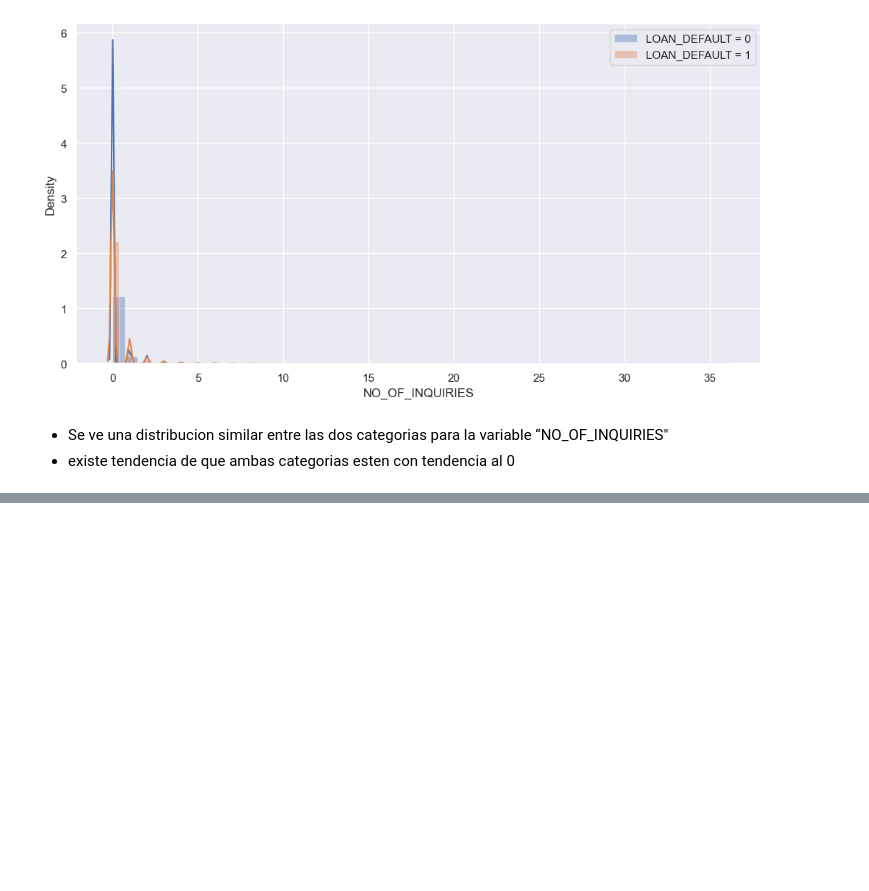
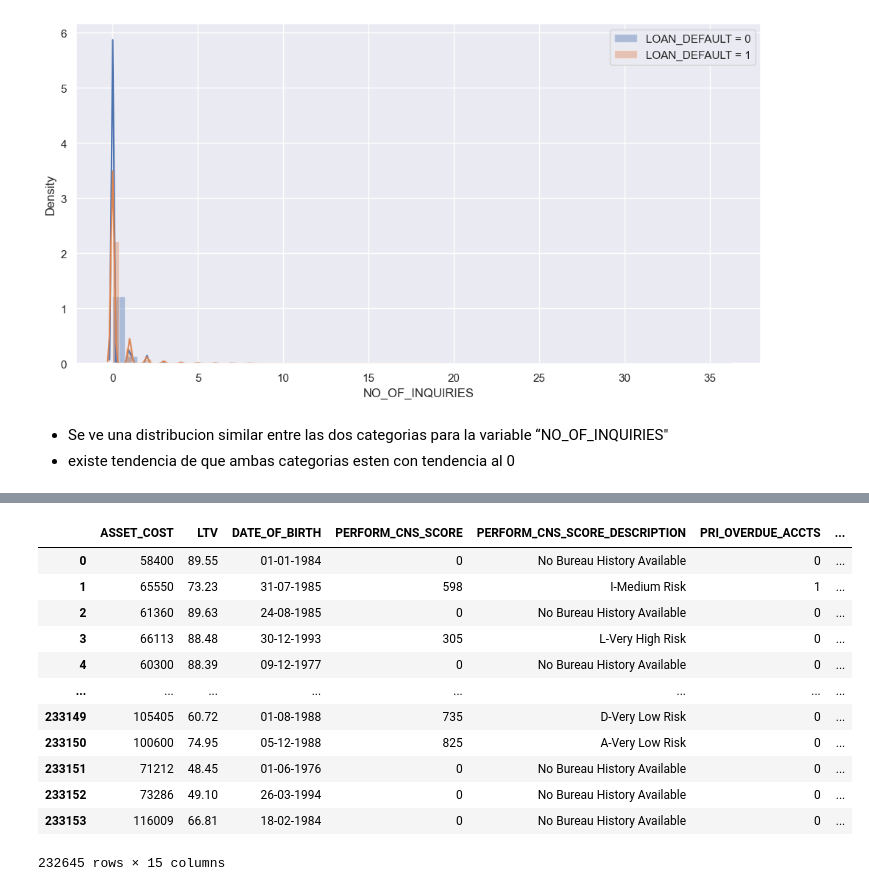
Before and after one commit to GabVergara/Alkemy, a Jupyter notebook: Prueba_alkemy.ipynb, the cells around one changed output, grey strips where cells are left out. Saved outputs shown, nothing was run; the diff lists cells and outputs as text; code cells hidden in the pictures; blank space fills up the shorter version.

```diff
--- a/Prueba_alkemy.ipynb
+++ b/Prueba_alkemy.ipynb
@@ -1229,0 +1351,33 @@ meee(df,'NO_OF_INQUIRIES')
+# %%
+meee =['ASSET_COST',
+        'LTV',
+        'DATE_OF_BIRTH',
+        'PERFORM_CNS_SCORE',
+        'PERFORM_CNS_SCORE_DESCRIPTION',
+        'PRI_OVERDUE_ACCTS',
+        'PRI_CURRENT_BALANCE',
+        'SEC_OVERDUE_ACCTS',
+        'SEC_CURRENT_BALANCE',
+        'PRIMARY_INSTAL_AMT',
+        'SEC_INSTAL_AMT',
+        'AVERAGE_ACCT_AGE',
+        'CREDIT_HISTORY_LENGTH',
+        'NO_OF_INQUIRIES',
+        'LOAN_DEFAULT']
+
+df_final = df[meee]
+df_final
+# %% [output]
+|  | ASSET_COST | LTV | DATE_OF_BIRTH | PERFORM_CNS_SCORE | PERFORM_CNS_SCORE_DESCRIPTION | PRI_OVERDUE_ACCTS | ... |
+| 0 | 58400 | 89.55 | 01-01-1984 | 0 | No Bureau History Available | 0 | ... |
+| 1 | 65550 | 73.23 | 31-07-1985 | 598 | I-Medium Risk | 1 | ... |
+| 2 | 61360 | 89.63 | 24-08-1985 | 0 | No Bureau History Available | 0 | ... |
+| 3 | 66113 | 88.48 | 30-12-1993 | 305 | L-Very High Risk | 0 | ... |
+| 4 | 60300 | 88.39 | 09-12-1977 | 0 | No Bureau History Available | 0 | ... |
+| ... | ... | ... | ... | ... | ... | ... | ... |
+| 233149 | 105405 | 60.72 | 01-08-1988 | 735 | D-Very Low Risk | 0 | ... |
+| 233150 | 100600 | 74.95 | 05-12-1988 | 825 | A-Very Low Risk | 0 | ... |
+| 233151 | 71212 | 48.45 | 01-06-1976 | 0 | No Bureau History Available | 0 | ... |
+| 233152 | 73286 | 49.10 | 26-03-1994 | 0 | No Bureau History Available | 0 | ... |
+| 233153 | 116009 | 66.81 | 18-02-1984 | 0 | No Bureau History Available | 0 | ... |
+232645 rows × 15 columns
```
Also changed, not shown: parts of 17 cells of this notebook.
